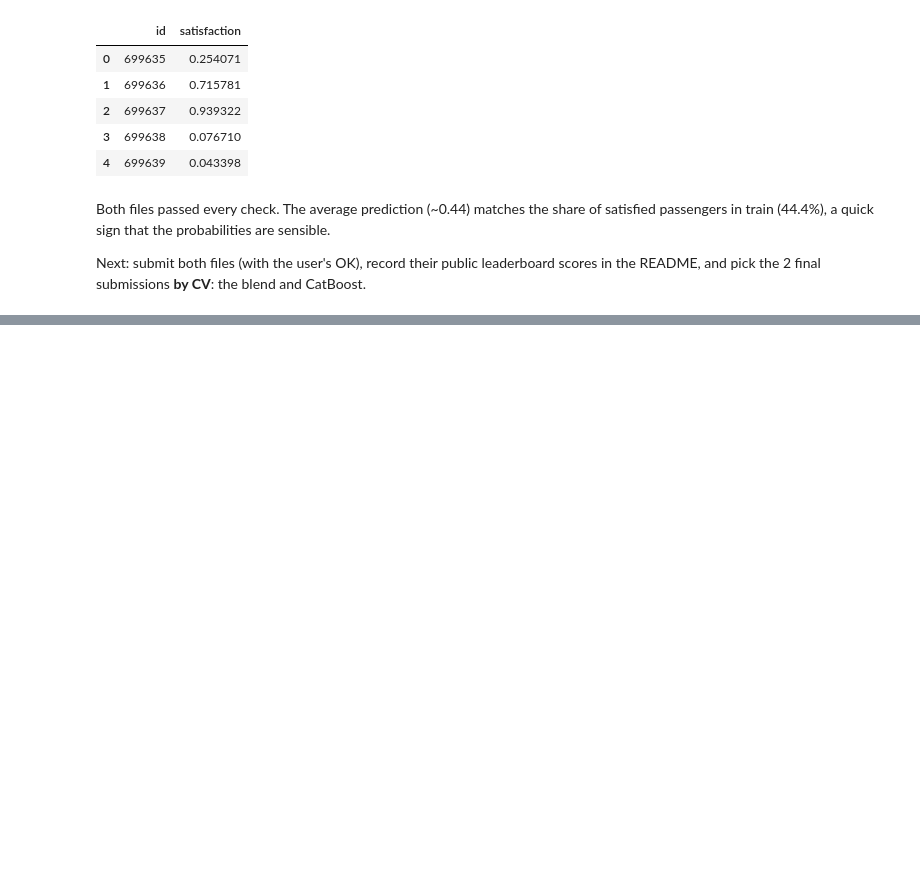
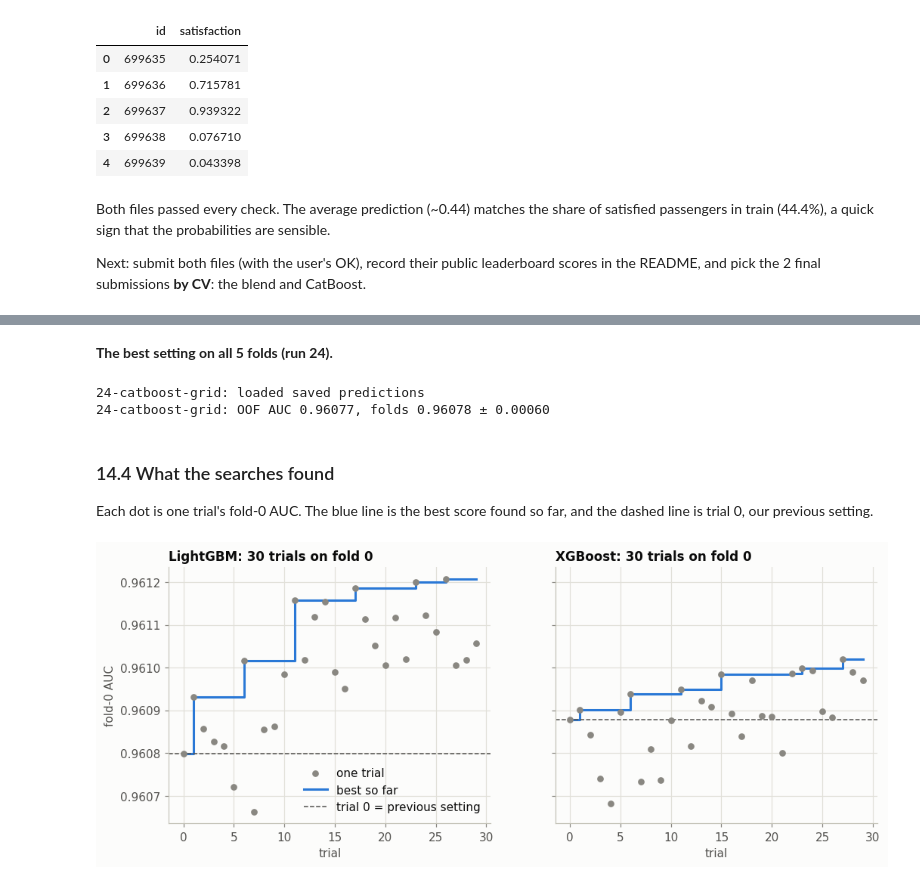
Before and after one commit to batyrkhanz015/kaggle-airline-satisfaction-s6-10, a Jupyter notebook: airline-satisfaction.ipynb, the cells around one changed output, grey strips where cells are left out. Drawn from its saved outputs; the diff is of its cells as text; code cells hidden in the pictures; blank space fills up the shorter version.

```diff
--- a/airline-satisfaction.ipynb
+++ b/airline-satisfaction.ipynb
@@ -2402,0 +2710,29 @@ Next: submit both files (with the user's OK), record their public leaderboard sc
+# %%
+def fit_xgboost(params, X_tr, y_tr, X_va, y_va):
+    # The same fit as run 17: early stopping on the validation fold's AUC, set in XGB_PARAMS
+    model = xgb.XGBClassifier(**params)
+    model.fit(X_tr, y_tr, eval_set=[(X_va, y_va)], verbose=False)
+    return model
+
+
+XGB_CURRENT = {name: XGB_PARAMS[name] for name in ["max_depth", "min_child_weight", "reg_lambda", "subsample", "colsample_bytree"]}
+
+
+def xgb_objective(trial):
+    params = {**XGB_PARAMS,                                       # run 17's settings; the search replaces 5 of them
+              "max_depth": trial.suggest_int("max_depth", 4, 10),
+              "min_child_weight": trial.suggest_float("min_child_weight", 0.5, 50, log=True),
+              "reg_lambda": trial.suggest_float("reg_lambda", 1e-2, 30, log=True),
+              "subsample": trial.suggest_float("subsample", 0.5, 1.0),
+              "colsample_bytree": trial.suggest_float("colsample_bytree", 0.3, 1.0)}
+    X_tr, X_va = tuning_inputs()
+    model = fit_xgboost(params, X_tr, y[tune_tr], X_va, y[tune_va])
+    trial.set_user_attr("trees", model.best_iteration + 1)
+    auc = roc_auc_score(y[tune_va], model.predict_proba(X_va)[:, 1])
+    del model
+    gc.collect()
+    return auc
+
+
+xgb_study = run_study("tuning-xgboost", xgb_objective, optuna.samplers.TPESampler(seed=SEED, multivariate=True, n_startup_trials=10),
+                      n_trials=30, current=XGB_CURRENT)
@@ -2402,0 +2803,39 @@ Next: submit both files (with the user's OK), record their public leaderboard sc
+# %% [markdown]
+**The best setting on all 5 folds (run 24).**
+# %%
+CATBOOST_GRID_PARAMS = {**CATBOOST_PARAMS, **catboost_study.best_params}
+
+
+def catboost_grid_fold(tr_idx, va_idx):
+    X_tr, X_va, X_te = (catboost_codes(X) for X in gb_fold_inputs(tr_idx, va_idx))
+    model = fit_catboost(CATBOOST_GRID_PARAMS, X_tr, y[tr_idx], X_va, y[va_idx])
+    print(f"  best iteration {model.get_best_iteration() + 1:,}")
+    preds = model.predict_proba(X_va)[:, 1], model.predict_proba(X_te)[:, 1]
+    del model, X_tr, X_va, X_te
+    gc.collect()
+    return preds
+
+
+oof_catboost_grid, test_catboost_grid = run_model_cv("24-catboost-grid", catboost_grid_fold)
+# %% [output]
+24-catboost-grid: loaded saved predictions
+24-catboost-grid: OOF AUC 0.96077, folds 0.96078 ± 0.00060
+# %% [markdown]
+### 14.4 What the searches found
+
+Each dot is one trial's fold-0 AUC. The blue line is the best score found so far, and the dashed line is trial 0, our previous setting.
+# %%
+fig, axes = plt.subplots(1, 2, figsize=(11, 4), sharey=True)
+for ax, (label, study) in zip(axes, [("LightGBM", lgb_study), ("XGBoost", xgb_study)]):
+    trials = study.trials_dataframe()
+    ax.scatter(trials["number"], trials["value"], s=22, color=MUTED, zorder=3, label="one trial")
+    ax.step(trials["number"], trials["value"].cummax(), where="post", color=BLUE, linewidth=2, label="best so far")
+    ax.axhline(trials.loc[0, "value"], color=INK2, linestyle="--", linewidth=1, label="trial 0 = previous setting")
+    ax.set_title(f"{label}: {len(trials)} trials on fold 0")
+    ax.set_xlabel("trial")
+axes[0].set_ylabel("fold-0 AUC")
+axes[0].yaxis.set_major_formatter(FuncFormatter(lambda v, _: f"{v:.4f}"))
+axes[0].legend(loc="lower right")
+plt.show()
+# %% [output]
+[figure, added]
```
Also changed, not shown: parts of 40 cells of this notebook, 2 other files.
